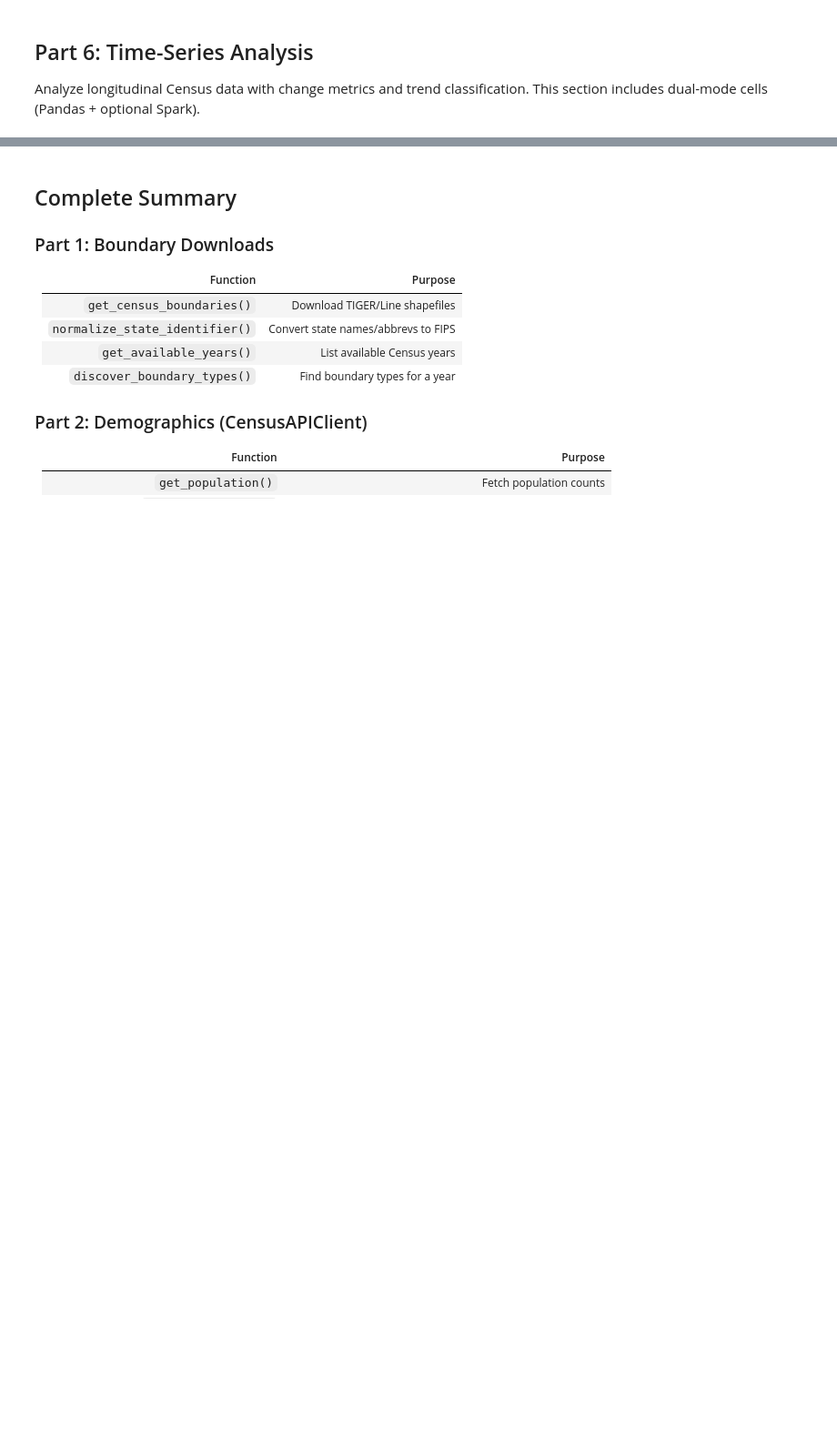
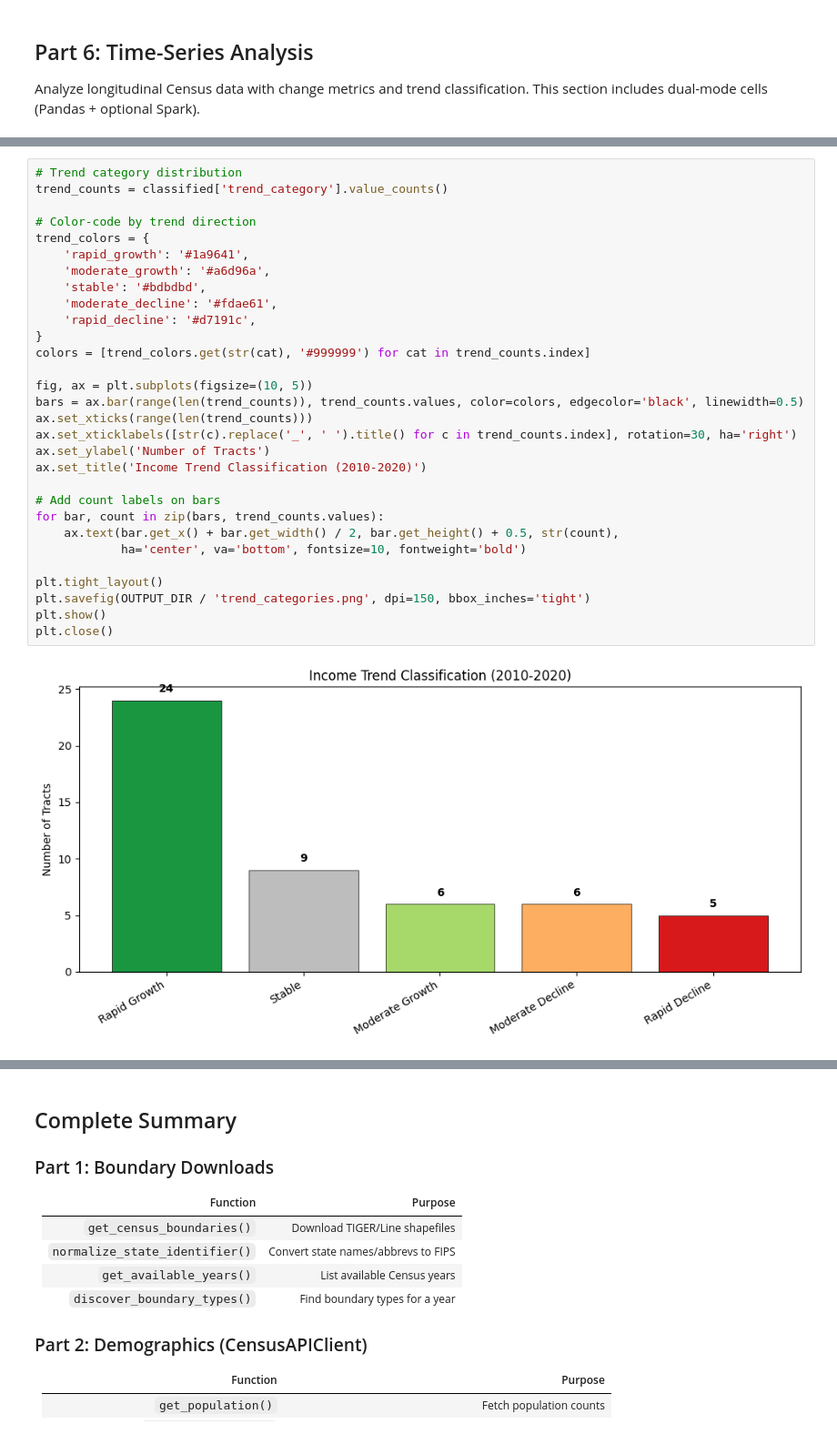
Before and after one commit to siege-analytics/siege_utilities, a Jupyter notebook: notebooks/04_Spatial_Data_Census_Boundaries.ipynb, the cells around one changed output, grey strips where cells are left out. Shown at 91% size. Drawn from its saved outputs; the diff is of its cells as text; blank space fills up the shorter version.

```diff
--- a/notebooks/04_Spatial_Data_Census_Boundaries.ipynb
+++ b/notebooks/04_Spatial_Data_Census_Boundaries.ipynb
@@ -550,0 +860,32 @@ for key, val in summary.items():
+# %%
+# Trend category distribution
+trend_counts = classified['trend_category'].value_counts()
+
+# Color-code by trend direction
+trend_colors = {
+    'rapid_growth': '#1a9641',
+    'moderate_growth': '#a6d96a',
+    'stable': '#bdbdbd',
+    'moderate_decline': '#fdae61',
+    'rapid_decline': '#d7191c',
+}
+colors = [trend_colors.get(str(cat), '#999999') for cat in trend_counts.index]
+
+fig, ax = plt.subplots(figsize=(10, 5))
+bars = ax.bar(range(len(trend_counts)), trend_counts.values, color=colors, edgecolor='black', linewidth=0.5)
+ax.set_xticks(range(len(trend_counts)))
+ax.set_xticklabels([str(c).replace('_', ' ').title() for c in trend_counts.index], rotation=30, ha='right')
+ax.set_ylabel('Number of Tracts')
+ax.set_title('Income Trend Classification (2010-2020)')
+
+# Add count labels on bars
+for bar, count in zip(bars, trend_counts.values):
+    ax.text(bar.get_x() + bar.get_width() / 2, bar.get_height() + 0.5, str(count),
+            ha='center', va='bottom', fontsize=10, fontweight='bold')
+
+plt.tight_layout()
+plt.savefig(OUTPUT_DIR / 'trend_categories.png', dpi=150, bbox_inches='tight')
+plt.show()
+plt.close()
+# %% [output]
+[figure, added]
```
Also changed, not shown: parts of 27 cells of this notebook, 4 other files.
